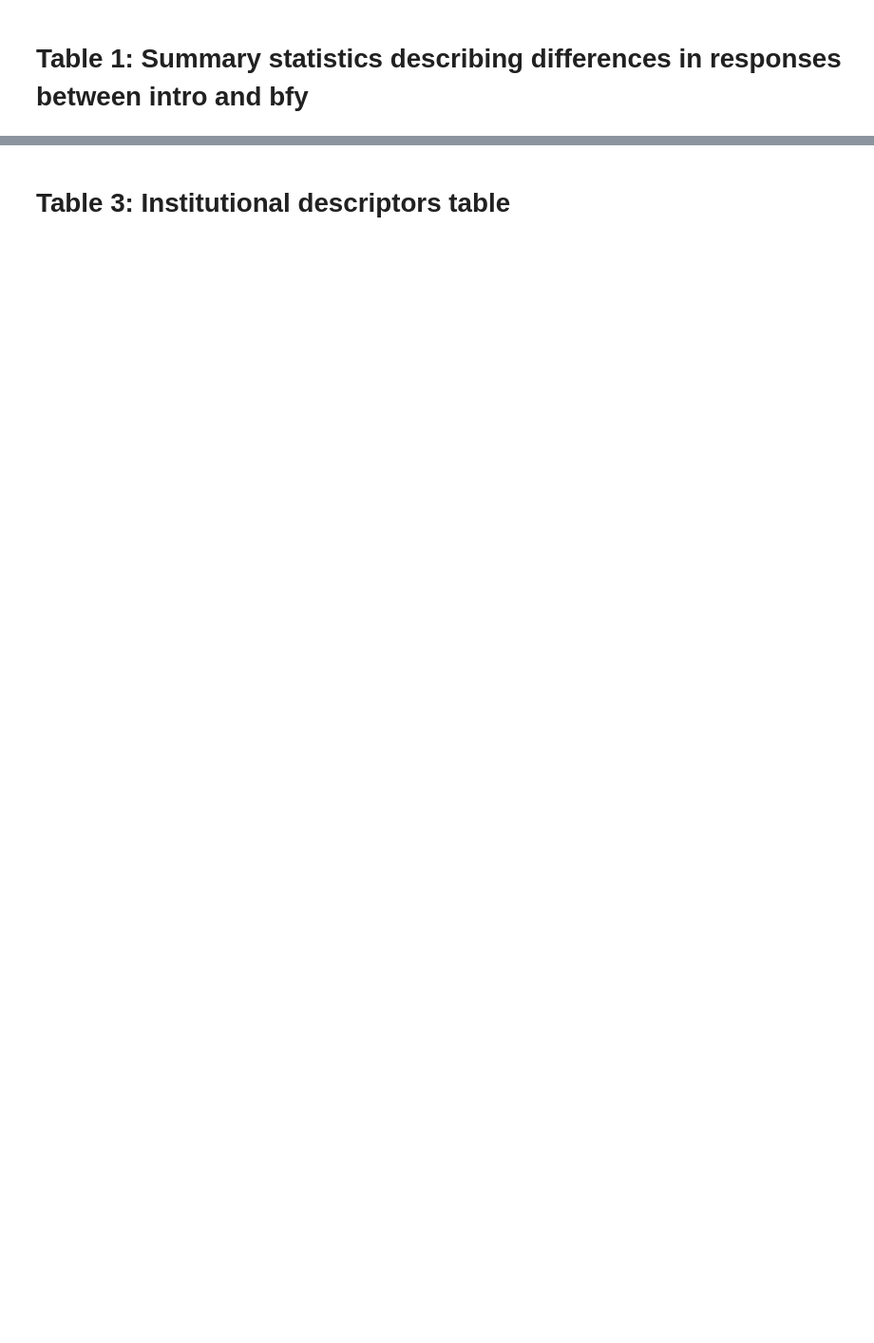
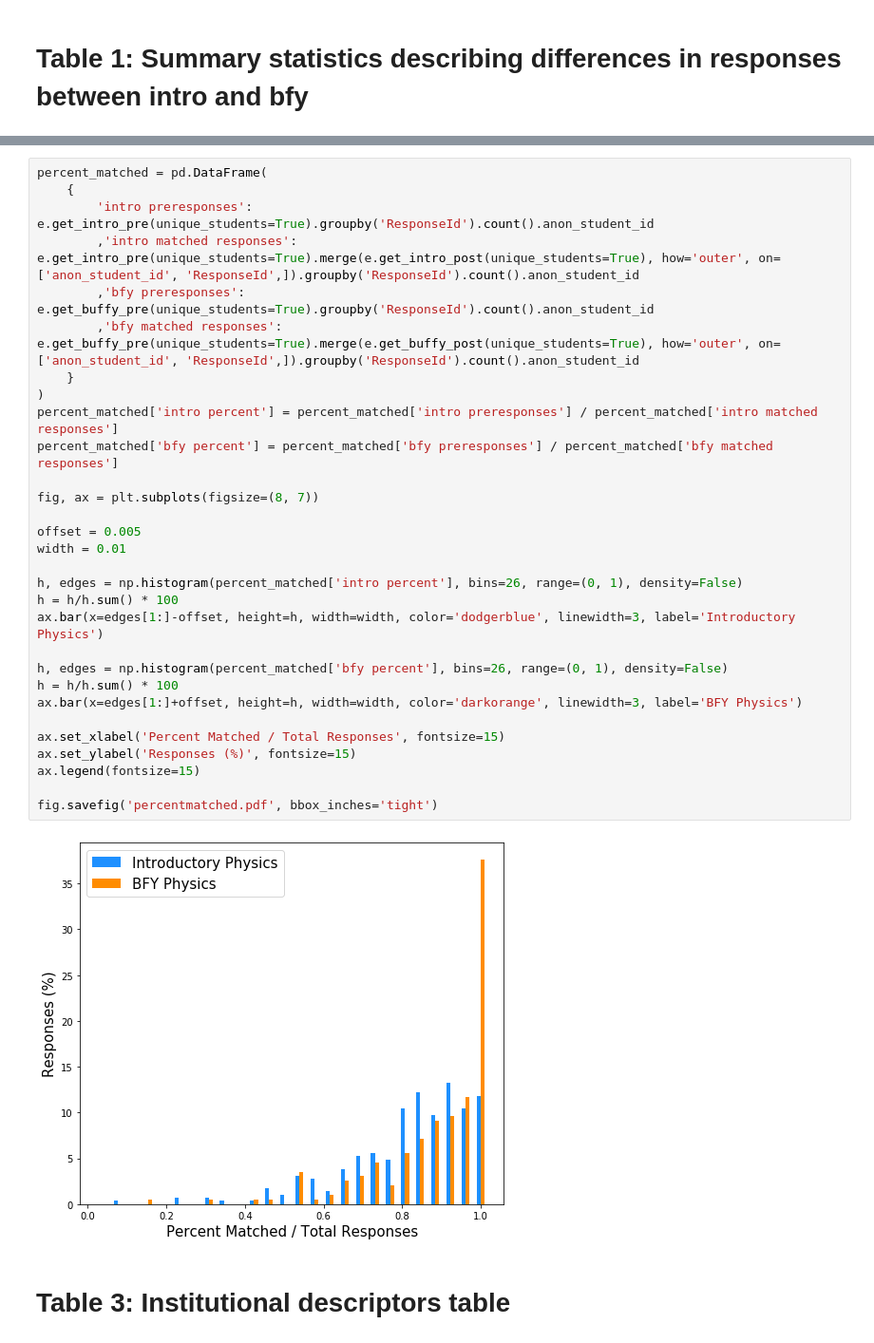
Before and after one commit to Lewandowski-Labs-PER/eclass-public, a Jupyter notebook: paper tables and plots.ipynb, the cells around one changed output, grey strips where cells are left out. Shown at 95% size. Cells and saved outputs as stored; diff of their text form; blank space fills up the shorter version.

```diff
--- a/paper tables and plots.ipynb
+++ b/paper tables and plots.ipynb
@@ -39,2 +257,34 @@ e.get_intro_pre(unique_students=True)
+# %%
+percent_matched = pd.DataFrame(
+    {
+        'intro preresponses': e.get_intro_pre(unique_students=True).groupby('ResponseId').count().anon_student_id
+        ,'intro matched responses': e.get_intro_pre(unique_students=True).merge(e.get_intro_post(unique_students=True), how='outer', on=['anon_student_id', 'ResponseId',]).groupby('ResponseId').count().anon_student_id
+        ,'bfy preresponses': e.get_buffy_pre(unique_students=True).groupby('ResponseId').count().anon_student_id
+        ,'bfy matched responses': e.get_buffy_pre(unique_students=True).merge(e.get_buffy_post(unique_students=True), how='outer', on=['anon_student_id', 'ResponseId',]).groupby('ResponseId').count().anon_student_id
+    }
+)
+percent_matched['intro percent'] = percent_matched['intro preresponses'] / percent_matched['intro matched responses']
+percent_matched['bfy percent'] = percent_matched['bfy preresponses'] / percent_matched['bfy matched responses']
+
+fig, ax = plt.subplots(figsize=(8, 7))
+
+offset = 0.005
+width = 0.01
+
+h, edges = np.histogram(percent_matched['intro percent'], bins=26, range=(0, 1), density=False)
+h = h/h.sum() * 100
+ax.bar(x=edges[1:]-offset, height=h, width=width, color='dodgerblue', linewidth=3, label='Introductory Physics')
+
+h, edges = np.histogram(percent_matched['bfy percent'], bins=26, range=(0, 1), density=False)
+h = h/h.sum() * 100
+ax.bar(x=edges[1:]+offset, height=h, width=width, color='darkorange', linewidth=3, label='BFY Physics')
+
+ax.set_xlabel('Percent Matched / Total Responses', fontsize=15)
+ax.set_ylabel('Responses (%)', fontsize=15)
+ax.legend(fontsize=15)
+
+fig.savefig('percentmatched.pdf', bbox_inches='tight')
+# %% [output]
+[figure, added]
 # %% [markdown]
 # Table 3: Institutional descriptors table
```
Also changed, not shown: parts of 28 cells of this notebook, 2 other files.
